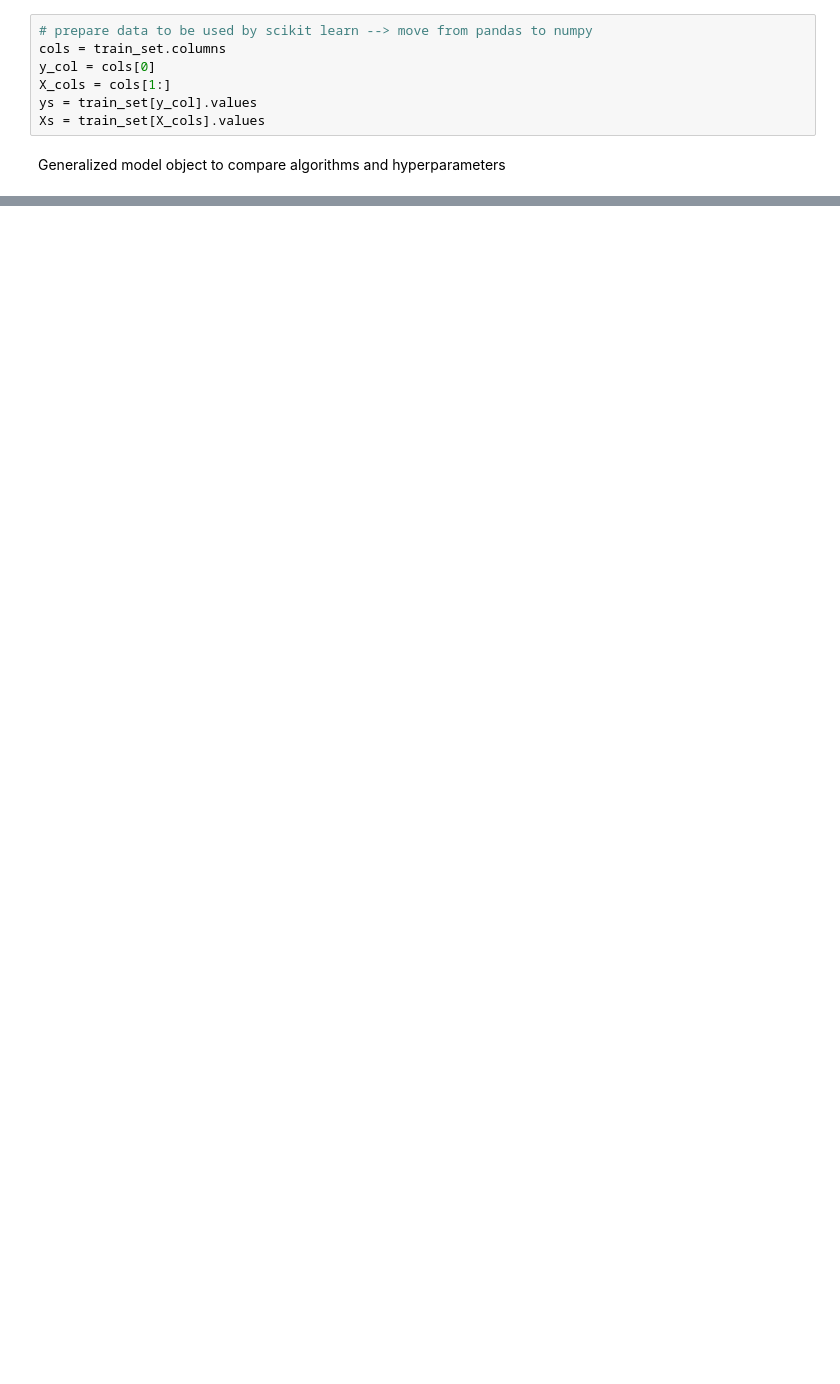
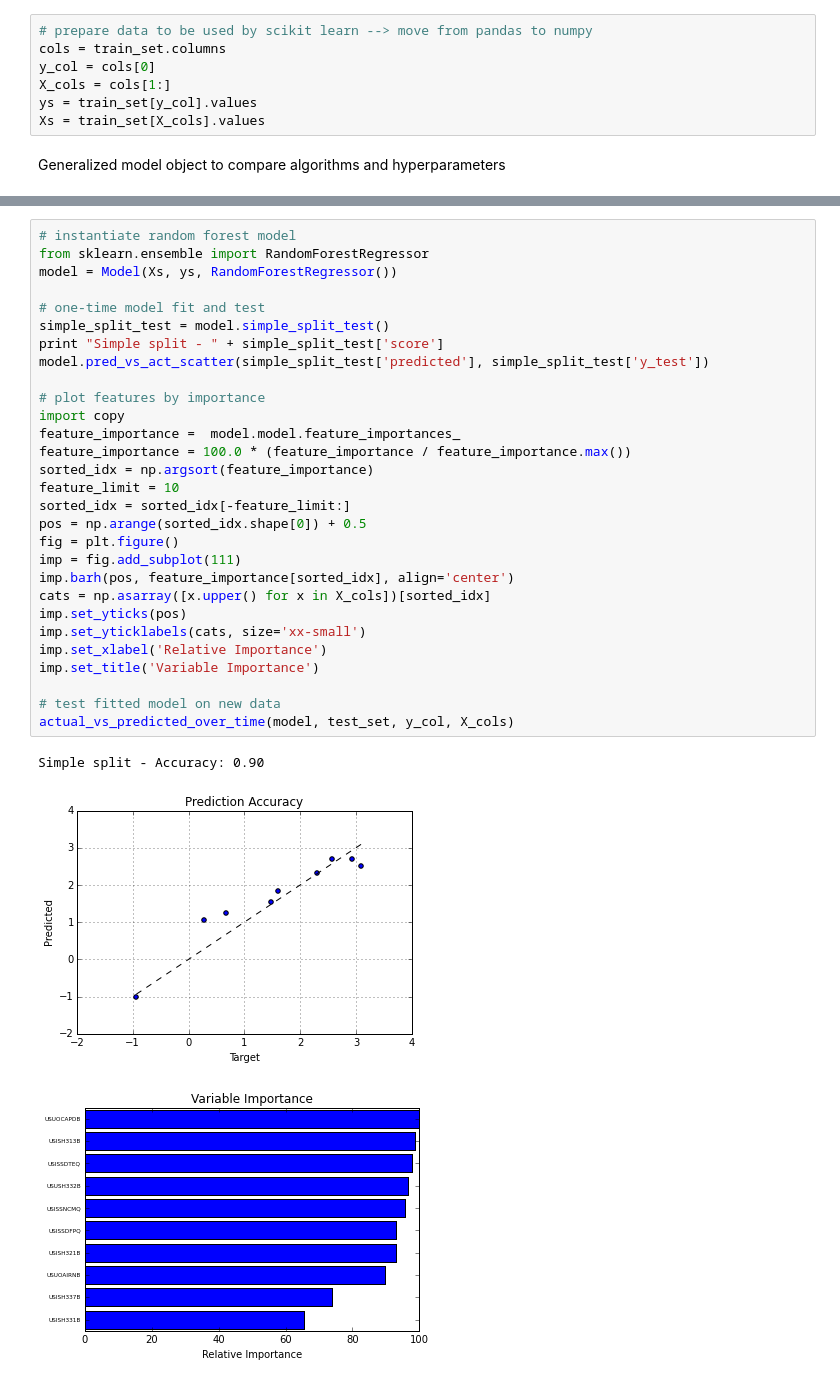
Before and after one commit to rhouck/gdp, a Jupyter notebook: Predict GDP Forecasts.ipynb, the cells around one changed output, grey strips where cells are left out. Drawn from its saved outputs; the diff is of its cells as text; blank space fills up the shorter version.

```diff
--- a/Predict GDP Forecasts.ipynb
+++ b/Predict GDP Forecasts.ipynb
@@ -222,0 +232,33 @@ actual_vs_predicted_over_time(linear_regresssion, test_set, y_col, X_cols)
+# %%
+# instantiate random forest model
+from sklearn.ensemble import RandomForestRegressor
+model = Model(Xs, ys, RandomForestRegressor())
+
+# one-time model fit and test
+simple_split_test = model.simple_split_test()
+print "Simple split - " + simple_split_test['score']
+model.pred_vs_act_scatter(simple_split_test['predicted'], simple_split_test['y_test'])
+
+# plot features by importance
+import copy
+feature_importance =  model.model.feature_importances_
+feature_importance = 100.0 * (feature_importance / feature_importance.max())
+sorted_idx = np.argsort(feature_importance)
+feature_limit = 10
+sorted_idx = sorted_idx[-feature_limit:]
+pos = np.arange(sorted_idx.shape[0]) + 0.5
+fig = plt.figure()
+imp = fig.add_subplot(111)
+imp.barh(pos, feature_importance[sorted_idx], align='center')
+cats = np.asarray([x.upper() for x in X_cols])[sorted_idx]
+imp.set_yticks(pos)
+imp.set_yticklabels(cats, size='xx-small')
+imp.set_xlabel('Relative Importance')
+imp.set_title('Variable Importance')
+
+# test fitted model on new data
+actual_vs_predicted_over_time(model, test_set, y_col, X_cols)
+# %% [output]
+Simple split - Accuracy: 0.90
+[figure, added]
+[figure, added]
```
Also changed, not shown: parts of 15 cells of this notebook.
